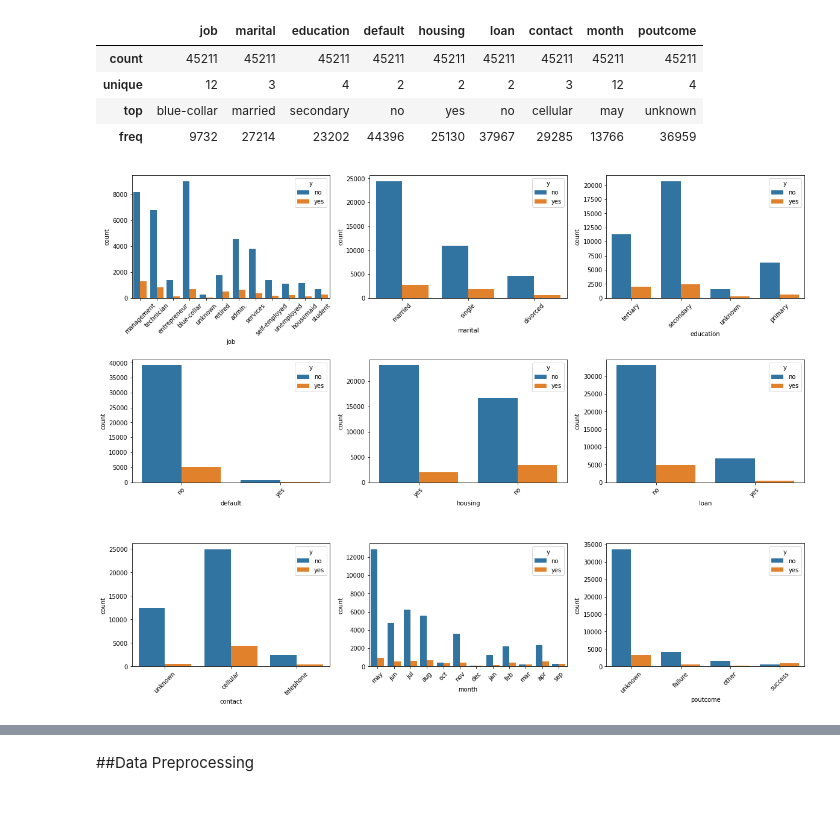
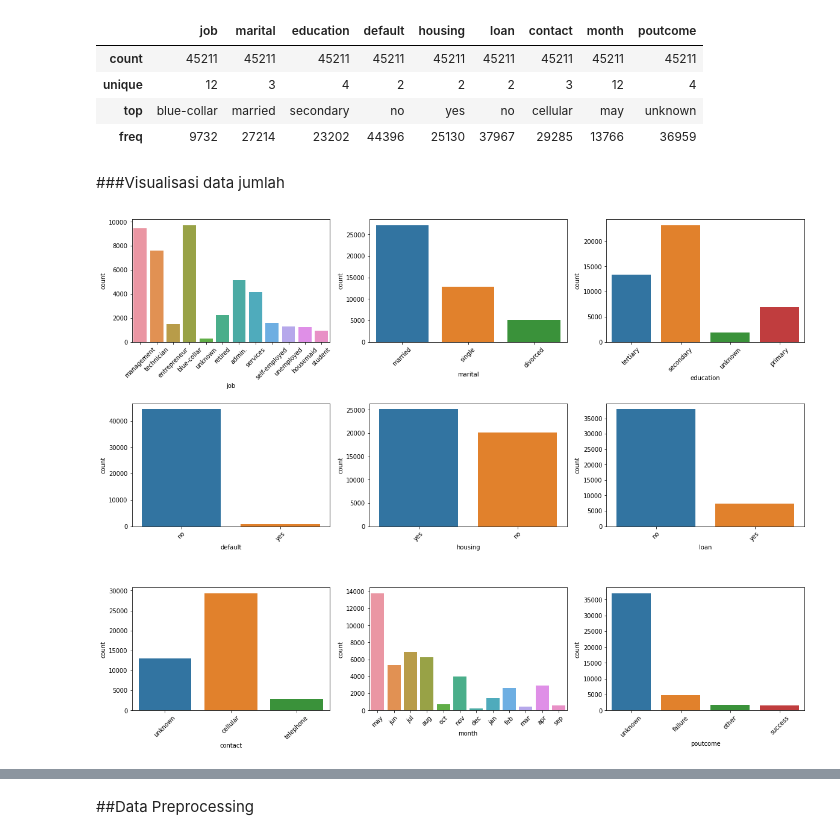
Before and after one commit to gigihsantoso/deeplearning---fintech, a Jupyter notebook: Deep_Learning_Fintech.ipynb, the cells around one changed output, grey strips where cells are left out. Saved outputs shown, nothing was run; the diff lists cells and outputs as text; code cells hidden in the pictures; blank space fills up the shorter version.

```diff
--- a/Deep_Learning_Fintech.ipynb
+++ b/Deep_Learning_Fintech.ipynb
@@ -237,15 +237,17 @@ category_data
 | unique | 12 | 3 | 4 | 2 | 2 | 2 | 3 | 12 | 4 |
 | top | blue-collar | married | secondary | no | yes | no | cellular | may | unknown |
 | freq | 9732 | 27214 | 23202 | 44396 | 25130 | 37967 | 29285 | 13766 | 36959 |
+# %% [markdown]
+###Visualisasi data jumlah
 # %%
 fig, ax = plt.subplots(3, 3, figsize=(20,15))
 for col,i in zip(category_data.columns, ax.flatten()):
-  g = sns.countplot(x=col, hue="y", data=dataset_train, ax=i)
+  g = sns.countplot(x=col, data=dataset_train, ax=i)
   g.tick_params(axis="x", rotation=45)
 plt.subplots_adjust(hspace=0.5)
 plt.show()
 # %% [output]
-[figure, old version]
+[figure, new version]
 # %%
 fig, ax = plt.subplots(4, 2, figsize=(20,15))
 for col,i in zip(numeric_data.columns, ax.flatten()):
```
Also changed, not shown: parts of 2 cells of this notebook.
